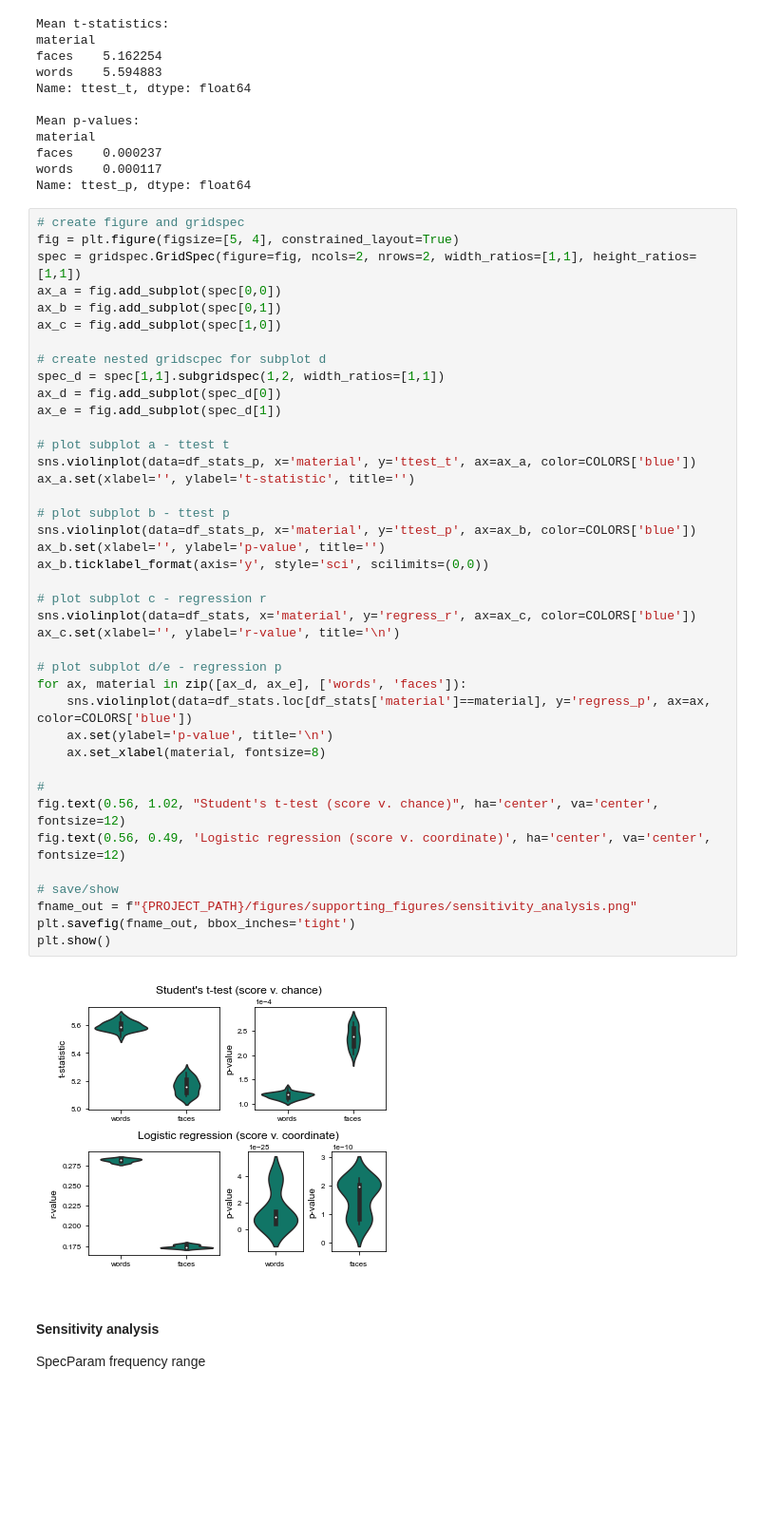
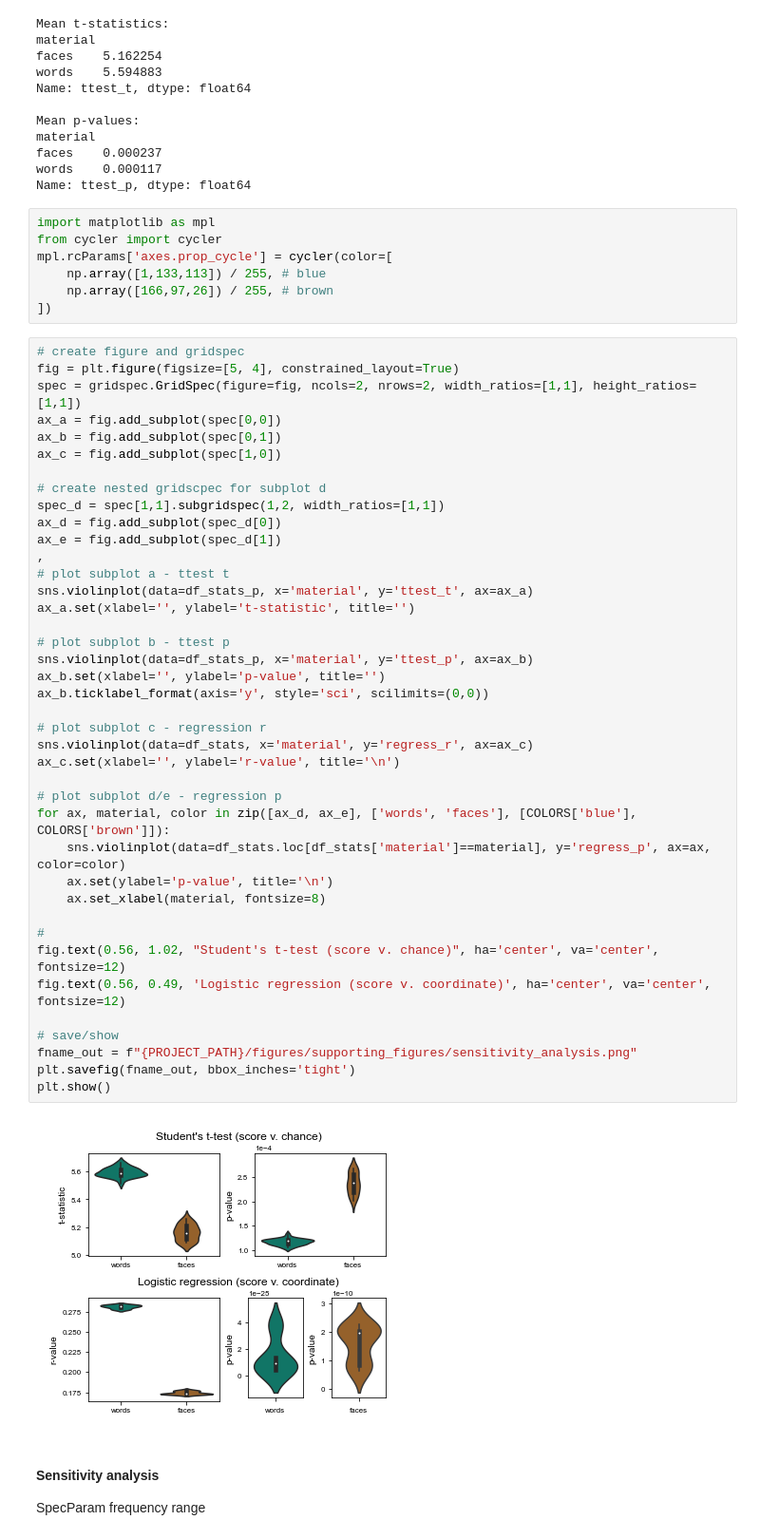
Before and after one commit to voytekresearch/oscillation_vs_exponent, a Jupyter notebook: notebooks/model_behavior.ipynb, the cells around one changed output. Shown at 95% size. Saved outputs shown, nothing was run; the diff lists cells and outputs as text; blank space fills up the shorter version.

```diff
--- a/notebooks/model_behavior.ipynb
+++ b/notebooks/model_behavior.ipynb
@@ -1323,6 +1323,13 @@ material
 faces    0.000237
 words    0.000117
 Name: ttest_p, dtype: float64
+# %%
+import matplotlib as mpl
+from cycler import cycler
+mpl.rcParams['axes.prop_cycle'] = cycler(color=[
+    np.array([1,133,113]) / 255, # blue
+    np.array([166,97,26]) / 255, # brown
+])
 # %%
 # create figure and gridspec
 fig = plt.figure(figsize=[5, 4], constrained_layout=True)
@@ -1331,40 +1338,40 @@ ax_a = fig.add_subplot(spec[0,0])
 ax_b = fig.add_subplot(spec[0,1])
 ax_c = fig.add_subplot(spec[1,0])
 
 # create nested gridscpec for subplot d
 spec_d = spec[1,1].subgridspec(1,2, width_ratios=[1,1])
 ax_d = fig.add_subplot(spec_d[0])
 ax_e = fig.add_subplot(spec_d[1])
-
+,
 # plot subplot a - ttest t
-sns.violinplot(data=df_stats_p, x='material', y='ttest_t', ax=ax_a, color=COLORS['blue'])
+sns.violinplot(data=df_stats_p, x='material', y='ttest_t', ax=ax_a)
 ax_a.set(xlabel='', ylabel='t-statistic', title='')
 
 # plot subplot b - ttest p
-sns.violinplot(data=df_stats_p, x='material', y='ttest_p', ax=ax_b, color=COLORS['blue'])
+sns.violinplot(data=df_stats_p, x='material', y='ttest_p', ax=ax_b)
 ax_b.set(xlabel='', ylabel='p-value', title='')
 ax_b.ticklabel_format(axis='y', style='sci', scilimits=(0,0))
 
 # plot subplot c - regression r
-sns.violinplot(data=df_stats, x='material', y='regress_r', ax=ax_c, color=COLORS['blue'])
+sns.violinplot(data=df_stats, x='material', y='regress_r', ax=ax_c)
 ax_c.set(xlabel='', ylabel='r-value', title='\n')
 
 # plot subplot d/e - regression p
-for ax, material in zip([ax_d, ax_e], ['words', 'faces']):
-    sns.violinplot(data=df_stats.loc[df_stats['material']==material], y='regress_p', ax=ax, color=COLORS['blue'])
+for ax, material, color in zip([ax_d, ax_e], ['words', 'faces'], [COLORS['blue'], COLORS['brown']]):
+    sns.violinplot(data=df_stats.loc[df_stats['material']==material], y='regress_p', ax=ax, color=color)
     ax.set(ylabel='p-value', title='\n')
     ax.set_xlabel(material, fontsize=8)
 
 #
 fig.text(0.56, 1.02, "Student's t-test (score v. chance)", ha='center', va='center', fontsize=12)
 fig.text(0.56, 0.49, 'Logistic regression (score v. coordinate)', ha='center', va='center', fontsize=12)
 
 # save/show
 fname_out = f"{PROJECT_PATH}/figures/supporting_figures/sensitivity_analysis.png"
 plt.savefig(fname_out, bbox_inches='tight')
 plt.show()
 # %% [output]
-[figure, old version]
+[figure, new version]
 # %% [markdown]
 #### Sensitivity analysis
 SpecParam frequency range
```
Also changed, not shown: 2 other files.
